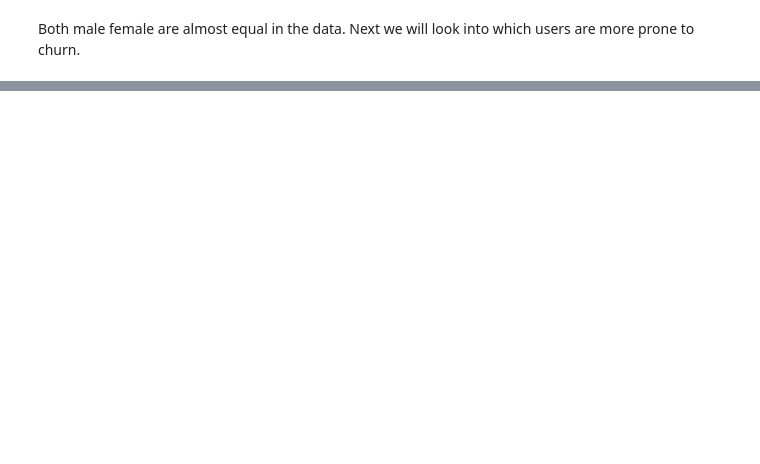
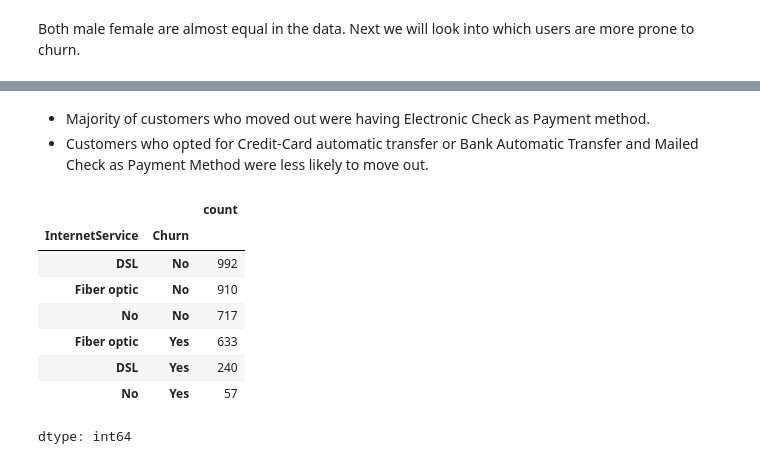
Before and after one commit to Saptaparnineogi/Customer-Churn-Risk-Assessment-and-Retention-Analytics, a Jupyter notebook: Telcom_Customer_Churn_Prediction.ipynb, the cells around one changed output, grey strips where cells are left out. Cells and saved outputs as stored; diff of their text form; code cells hidden in the pictures; blank space fills up the shorter version.

```diff
--- a/Telcom_Customer_Churn_Prediction.ipynb
+++ b/Telcom_Customer_Churn_Prediction.ipynb
@@ -215,0 +261,15 @@ Form the pie chart we see thereis negligible difference in customer percentage w
+# %% [markdown]
+ *   Majority of  customers who moved out were having Electronic Check as Payment method.
+*   Customers who opted for Credit-Card automatic transfer or Bank Automatic Transfer and Mailed Check as Payment Method were less likely to move out.
+# %%
+churn_df[churn_df["gender"]=="Male"][["InternetService", "Churn"]].value_counts()
+# %% [output]
+|  |  | count |
+| InternetService | Churn |  |
+| DSL | No | 992 |
+| Fiber optic | No | 910 |
+| No | No | 717 |
+| Fiber optic | Yes | 633 |
+| DSL | Yes | 240 |
+| No | Yes | 57 |
+dtype: int64
```
Also changed, not shown: parts of 30 cells of this notebook.
